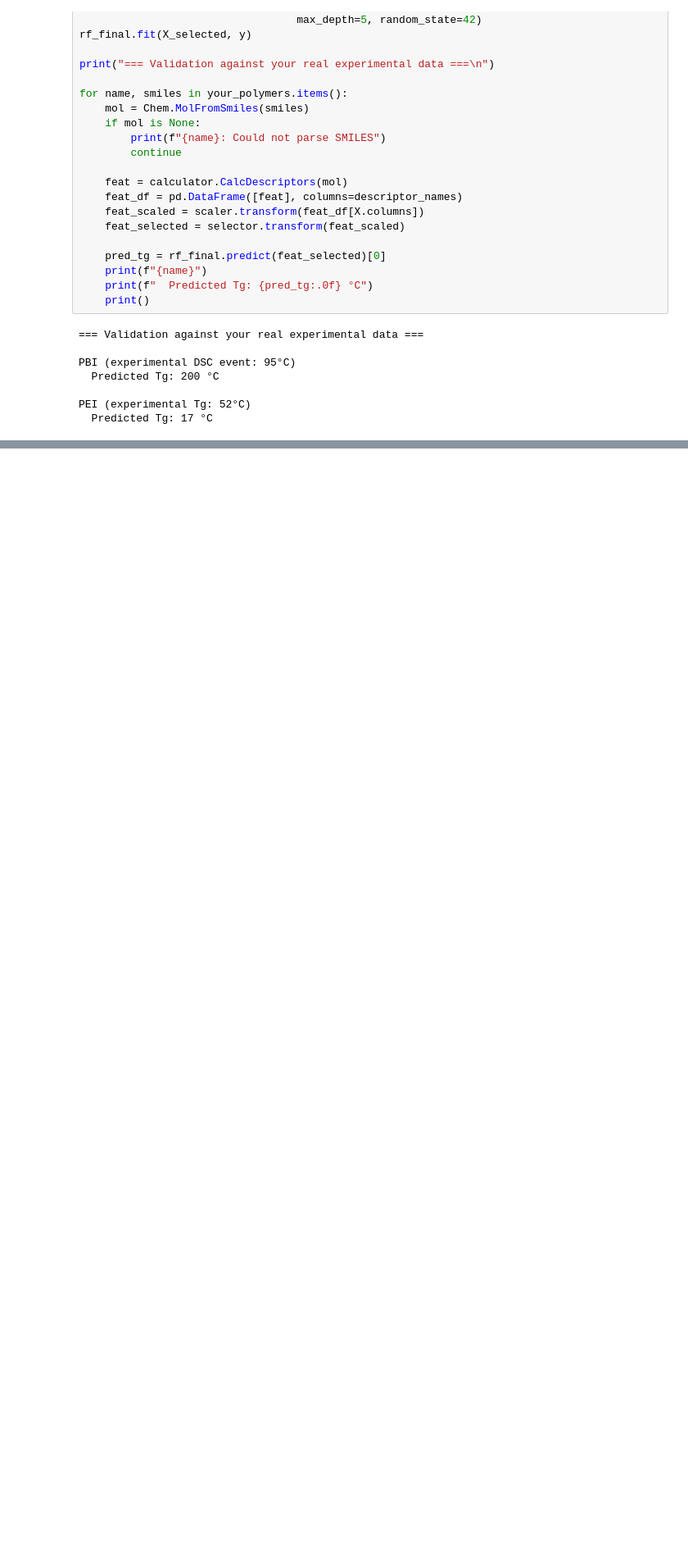
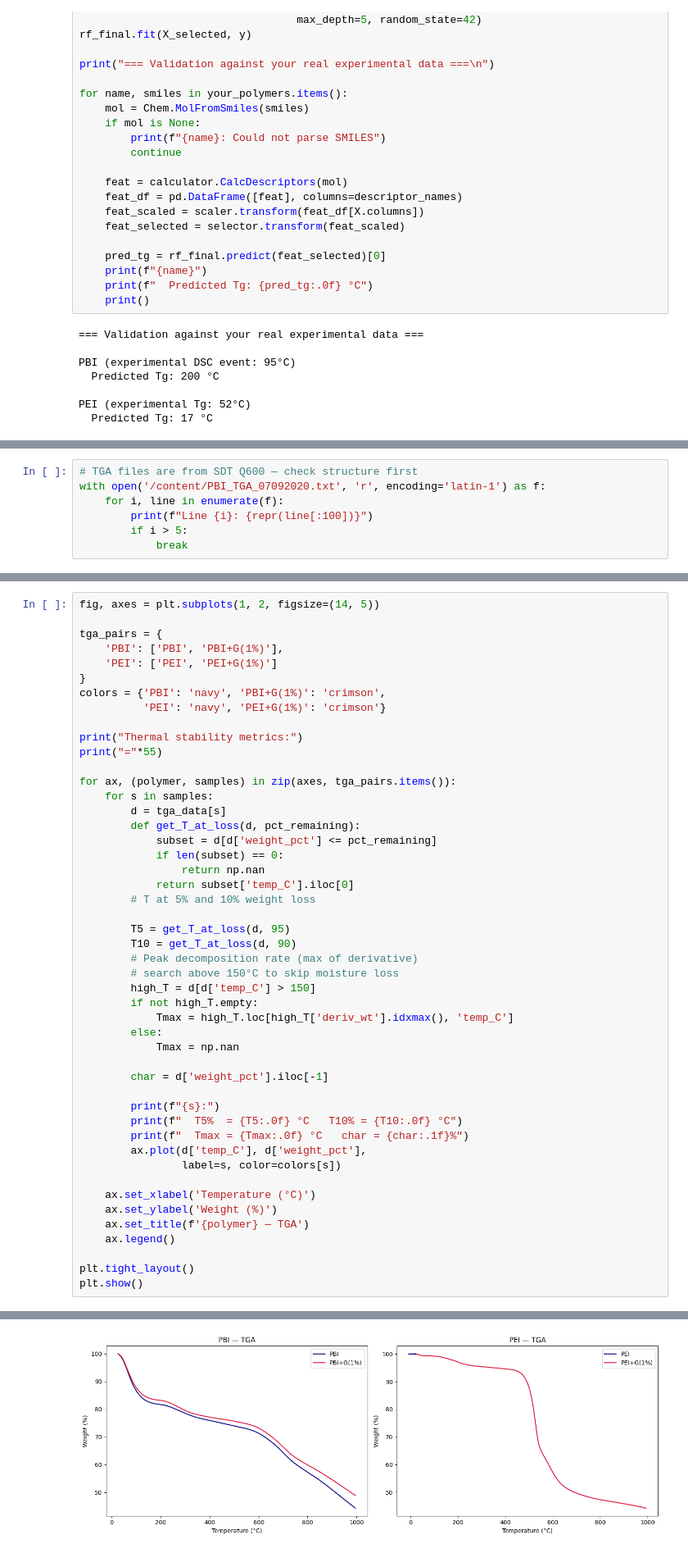
Before and after one commit to fatema-material-AI/band-gap-prediction-ml, a Jupyter notebook: Polymer_Tg_Prediction.ipynb, the cells around one changed output, grey strips where cells are left out. Shown at 82% size. Drawn from its saved outputs; the diff is of its cells as text; blank space fills up the shorter version.

```diff
--- a/Polymer_Tg_Prediction.ipynb
+++ b/Polymer_Tg_Prediction.ipynb
@@ -223,0 +373,7 @@ PEI (experimental Tg: 52°C)
+# %%
+# TGA files are from SDT Q600 — check structure first
+with open('/content/PBI_TGA_07092020.txt', 'r', encoding='latin-1') as f:
+    for i, line in enumerate(f):
+        print(f"Line {i}: {repr(line[:100])}")
+        if i > 5:
+            break
@@ -223,0 +423,49 @@ PEI (experimental Tg: 52°C)
+# %%
+fig, axes = plt.subplots(1, 2, figsize=(14, 5))
+
+tga_pairs = {
+    'PBI': ['PBI', 'PBI+G(1%)'],
+    'PEI': ['PEI', 'PEI+G(1%)']
+}
+colors = {'PBI': 'navy', 'PBI+G(1%)': 'crimson',
+          'PEI': 'navy', 'PEI+G(1%)': 'crimson'}
+
+print("Thermal stability metrics:")
+print("="*55)
+
+for ax, (polymer, samples) in zip(axes, tga_pairs.items()):
+    for s in samples:
+        d = tga_data[s]
+        def get_T_at_loss(d, pct_remaining):
+            subset = d[d['weight_pct'] <= pct_remaining]
+            if len(subset) == 0:
+                return np.nan
+            return subset['temp_C'].iloc[0]
+        # T at 5% and 10% weight loss
+
+        T5 = get_T_at_loss(d, 95)
+        T10 = get_T_at_loss(d, 90)
+        # Peak decomposition rate (max of derivative)
+        # search above 150°C to skip moisture loss
+        high_T = d[d['temp_C'] > 150]
+        if not high_T.empty:
+            Tmax = high_T.loc[high_T['deriv_wt'].idxmax(), 'temp_C']
+        else:
+            Tmax = np.nan
+
+        char = d['weight_pct'].iloc[-1]
+
+        print(f"{s}:")
+        print(f"  T5%  = {T5:.0f} °C   T10% = {T10:.0f} °C")
+        print(f"  Tmax = {Tmax:.0f} °C   char = {char:.1f}%")
+        ax.plot(d['temp_C'], d['weight_pct'],
+                label=s, color=colors[s])
+
+    ax.set_xlabel('Temperature (°C)')
+    ax.set_ylabel('Weight (%)')
+    ax.set_title(f'{polymer} — TGA')
+    ax.legend()
+
+plt.tight_layout()
+plt.show()
+# %% [output]
@@ -223,0 +486 @@ PEI (experimental Tg: 52°C)
+[figure, added]
```
Also changed, not shown: parts of 10 cells of this notebook.
